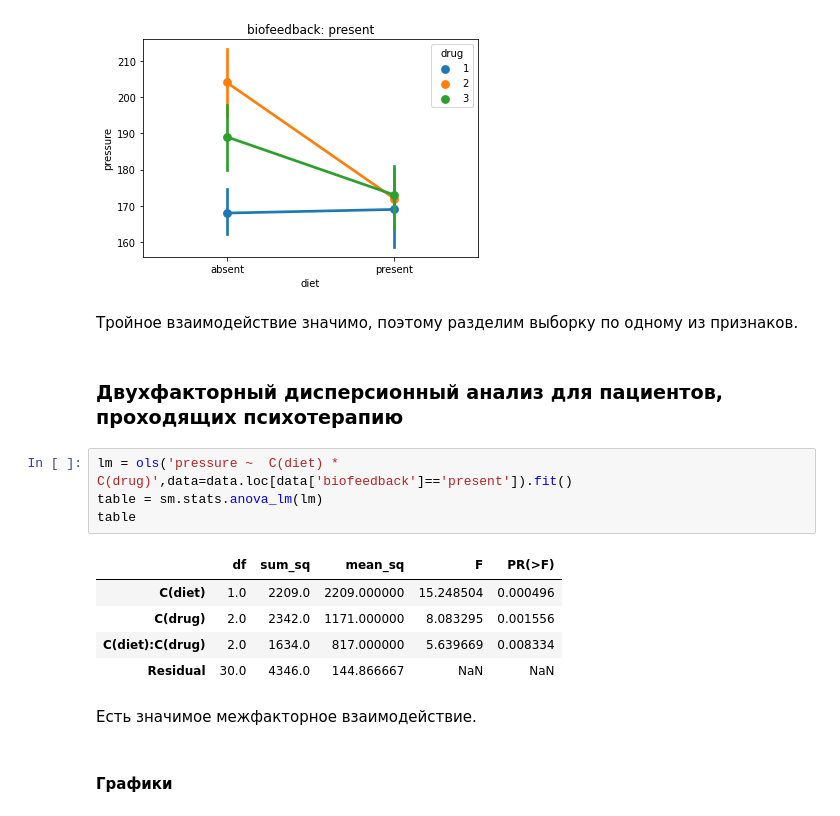
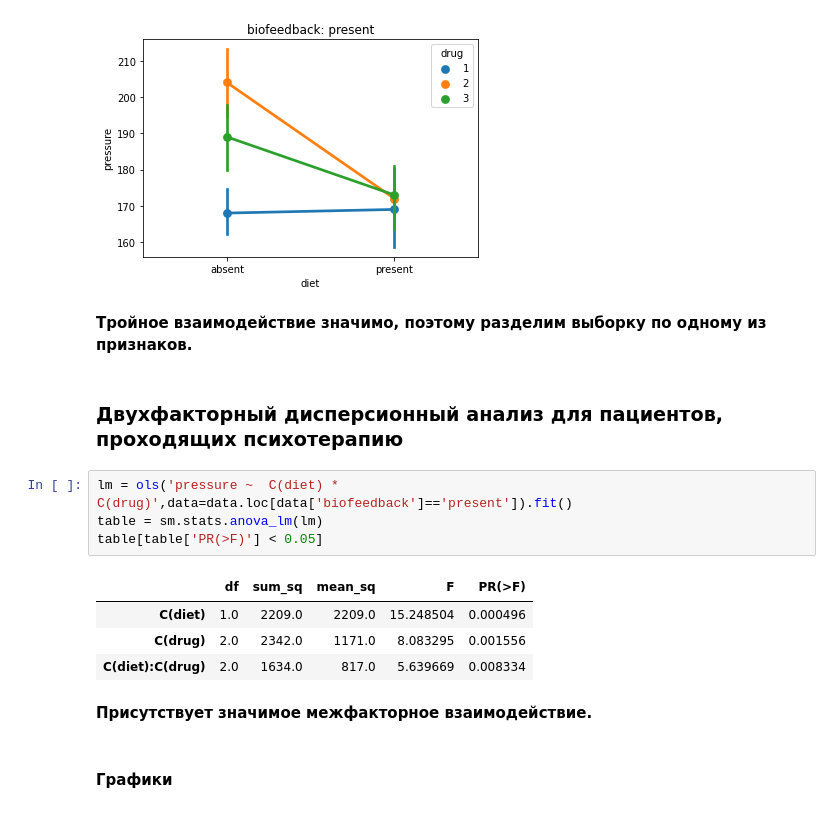
Before and after one commit to puchkovki/psad, a Jupyter notebook: seminars/sem6/main.ipynb, the cells around one changed output. Saved outputs shown, nothing was run; the diff lists cells and outputs as text.

```diff
--- a/seminars/sem6/main.ipynb
+++ b/seminars/sem6/main.ipynb
@@ -131,21 +122,20 @@ plt.show()
 [figure]
 [figure]
 # %% [markdown]
-Тройное взаимодействие значимо, поэтому разделим выборку по одному из признаков.
+**Тройное взаимодействие значимо, поэтому разделим выборку по одному из признаков.**
 # %% [markdown]
 ### Двухфакторный дисперсионный анализ для пациентов, проходящих психотерапию
 # %%
 lm = ols('pressure ~  C(diet) * C(drug)',data=data.loc[data['biofeedback']=='present']).fit()
 table = sm.stats.anova_lm(lm)
-table
+table[table['PR(>F)'] < 0.05]
 # %% [output]
 |  | df | sum_sq | mean_sq | F | PR(>F) |
-| C(diet) | 1.0 | 2209.0 | 2209.000000 | 15.248504 | 0.000496 |
-| C(drug) | 2.0 | 2342.0 | 1171.000000 | 8.083295 | 0.001556 |
-| C(diet):C(drug) | 2.0 | 1634.0 | 817.000000 | 5.639669 | 0.008334 |
-| Residual | 30.0 | 4346.0 | 144.866667 | NaN | NaN |
+| C(diet) | 1.0 | 2209.0 | 2209.0 | 15.248504 | 0.000496 |
+| C(drug) | 2.0 | 2342.0 | 1171.0 | 8.083295 | 0.001556 |
+| C(diet):C(drug) | 2.0 | 1634.0 | 817.0 | 5.639669 | 0.008334 |
 # %% [markdown]
-Есть значимое межфакторное взаимодействие.
+**Присутствует значимое межфакторное взаимодействие.**
 # %% [markdown]
 #### Графики
 # %%
```
Also changed, not shown: parts of 11 cells of this notebook, 8 other files.
